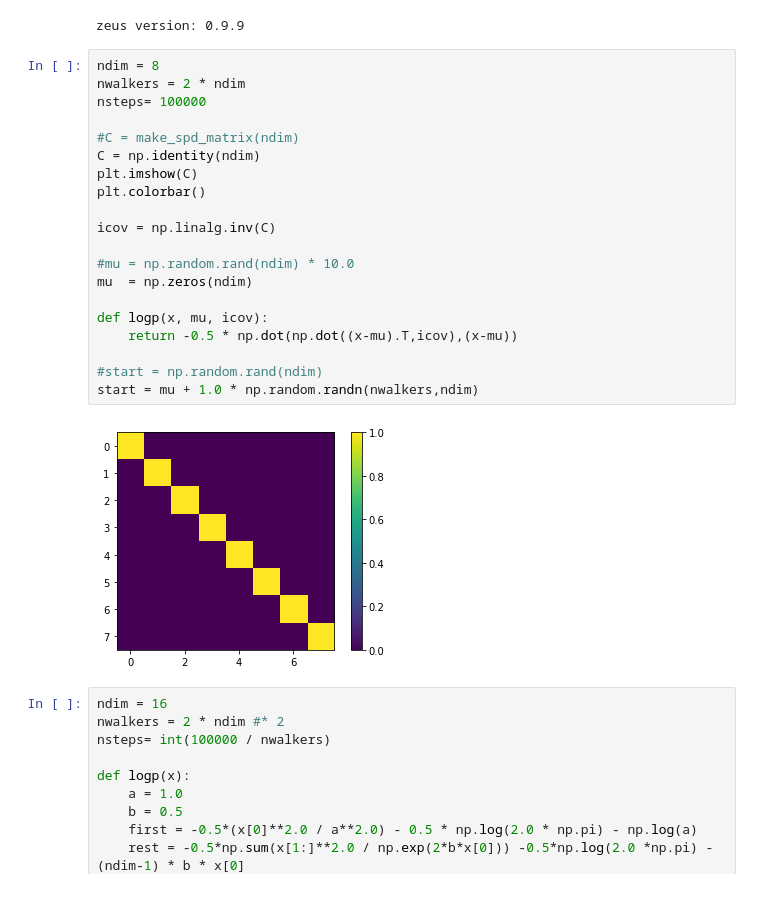
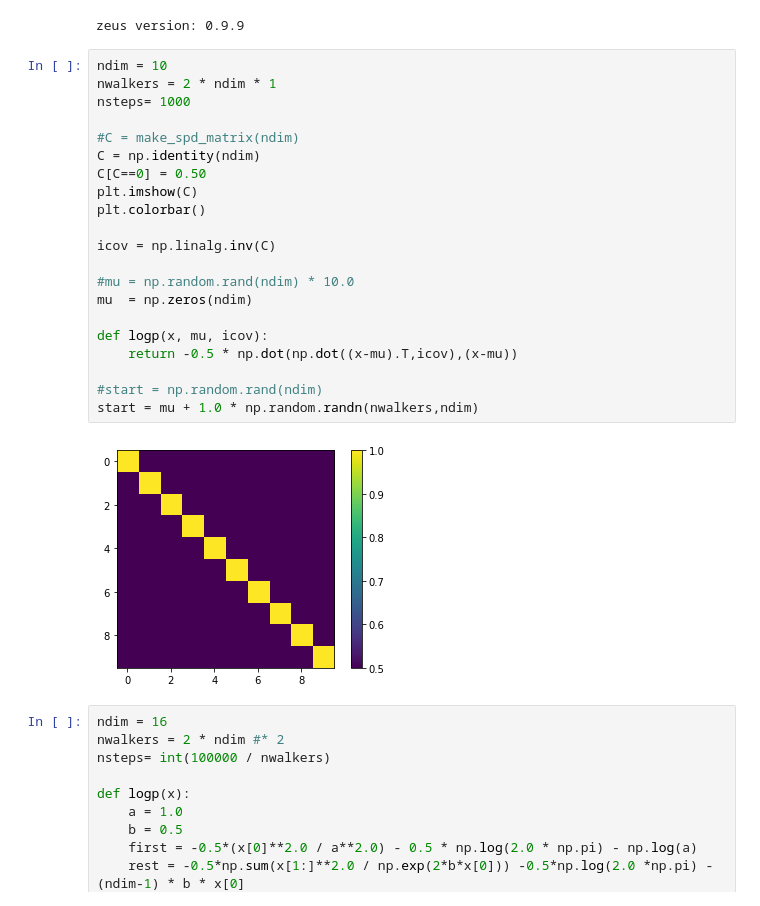
Before and after one commit to minaskar/zeus, a Jupyter notebook: examples/normal_distribution.ipynb, the cells around one changed output. Drawn from its saved outputs; the diff is of its cells as text.

```diff
--- a/examples/normal_distribution.ipynb
+++ b/examples/normal_distribution.ipynb
@@ -9,27 +9,28 @@ print('zeus version:', zeus.__version__)
 # %% [output]
 zeus version: 0.9.9
 # %%
-ndim = 8
-nwalkers = 2 * ndim
-nsteps= 100000
+ndim = 10
+nwalkers = 2 * ndim * 1
+nsteps= 1000
 
 #C = make_spd_matrix(ndim)
 C = np.identity(ndim)
+C[C==0] = 0.50
 plt.imshow(C)
 plt.colorbar()
 
 icov = np.linalg.inv(C)
 
 #mu = np.random.rand(ndim) * 10.0
 mu  = np.zeros(ndim)
 
 def logp(x, mu, icov):
     return -0.5 * np.dot(np.dot((x-mu).T,icov),(x-mu))
 
 #start = np.random.rand(ndim)
 start = mu + 1.0 * np.random.randn(nwalkers,ndim)
 # %% [output]
-[figure, old version]
+[figure, new version]
 # %%
 ndim = 16
 nwalkers = 2 * ndim #* 2
```
Also changed, not shown: parts of 10 cells of this notebook, 5 other files.
